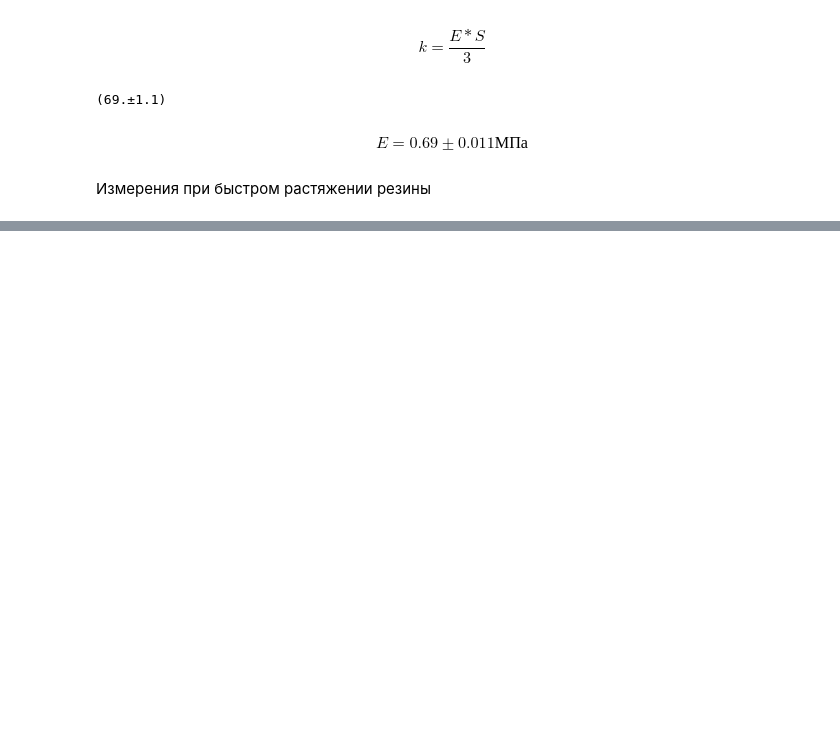
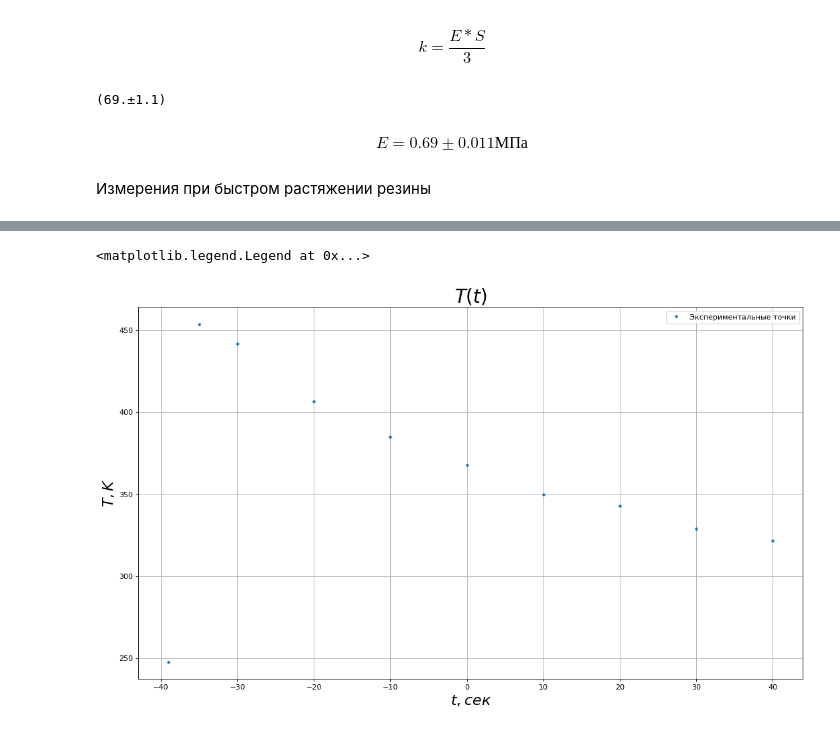
Before and after one commit to skolkovo-bba/labs3, a Jupyter notebook: 2.1.5/lab2.1.5.ipynb, the cells around one changed output, grey strips where cells are left out. Saved outputs shown, nothing was run; the diff lists cells and outputs as text; code cells hidden in the pictures; blank space fills up the shorter version.

```diff
--- a/2.1.5/lab2.1.5.ipynb
+++ b/2.1.5/lab2.1.5.ipynb
@@ -157,0 +162,5 @@ SyntaxError: invalid syntax (2928639154.py, line 1)
+# %%
+t = pd.read_csv("3.csv")
+t["T"] = t["T"] + 295.8
+t["lnT/T0"] = np.log(t["T"] / 240)
+t
@@ -157,0 +179,11 @@ SyntaxError: invalid syntax (2928639154.py, line 1)
+# %%
+plt.figure(figsize=(16, 9), dpi=80)
+plt.errorbar(x=t["t"], y=t["T"], fmt='.', label='Экспериментальные точки')
+plt.title(r"$T(t)$", fontsize=25)
+plt.xlabel(r"$t, сек$", fontsize=20)
+plt.ylabel(r"$T, K$", fontsize=20)
+plt.grid(True)
+plt.legend()
+# %% [output]
+<matplotlib.legend.Legend at 0x...>
+[figure, added]
```
Also changed, not shown: parts of 6 cells of this notebook, 3 other files.
